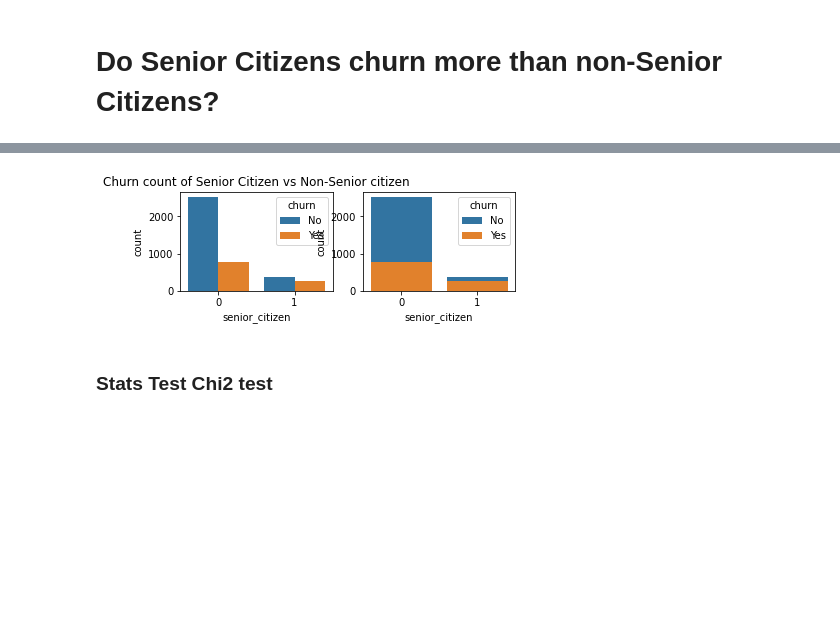
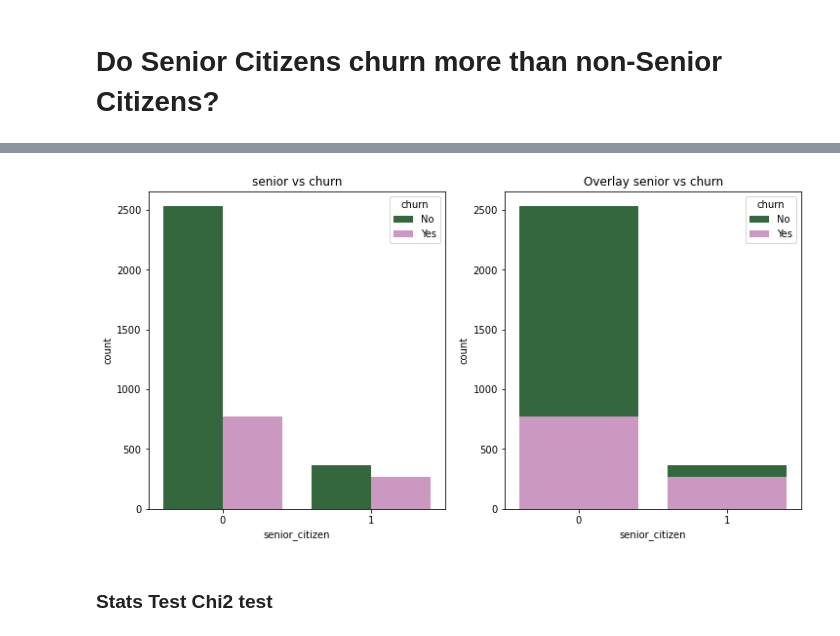
Before and after one commit to Yvette-Ibarra/classification-project, a Jupyter notebook: working_notebook.ipynb, the cells around one changed output, grey strips where cells are left out. Drawn from its saved outputs; the diff is of its cells as text; code cells hidden in the pictures; blank space fills up the shorter version.

```diff
--- a/working_notebook.ipynb
+++ b/working_notebook.ipynb
@@ -251,17 +413,20 @@ sns.histplot(data = train, x= train.senior_citizen, stat="percent", multiple="do
 # %%
-# (x='color', data=diamonds, hue='clarity'
-plt.title('Churn count of Senior Citizen vs Non-Senior citizen')
-
-plt.subplot(221)
-plt.title('Churn count of Senior Citizen vs Non-Senior citizen')
-sns.countplot(x=train.senior_citizen, data=train, hue = 'churn')
+def get_bar_senior(df):
+    plt.figure(figsize=(12,6))
 
 
-plt.subplot(222)
-sns.countplot(x=train.senior_citizen, data=train, hue = 'churn',dodge=False)
-plt.show()
+    plt.subplot(1,2,1)
+    plt.title('senior vs churn')
+    sns.countplot(x=df.senior_citizen, data=train, hue = 'churn',palette='cubehelix')
+
+
+    plt.subplot(1,2,2)
+    plt.title('Overlay senior vs churn')
+    sns.countplot(x=df.senior_citizen, data=train, hue = 'churn',dodge=False,palette='cubehelix')
+    plt.show()
+get_bar_senior(train)
 # %% [output]
-[figure, old version]
+[figure, new version]
 # %% [markdown]
 ### Stats Test Chi2 test
 # %% [markdown]
```
Also changed, not shown: parts of 58 cells of this notebook, 2 other files.
